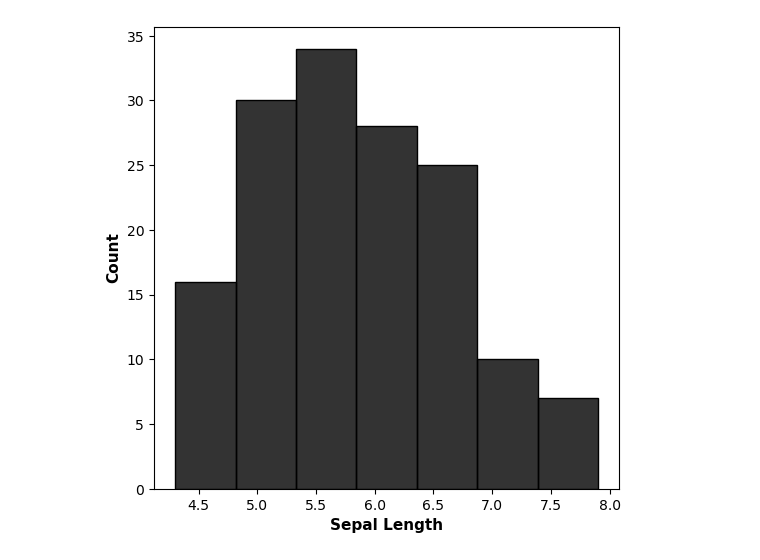
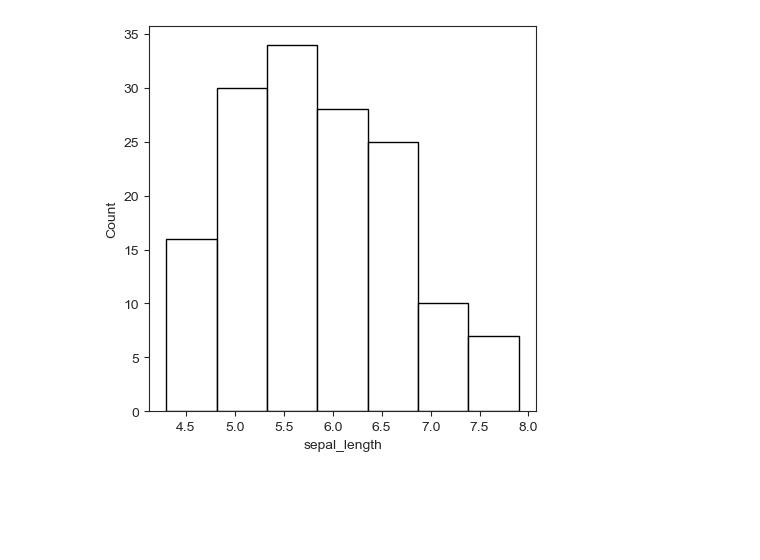
Before and after one commit to kantonopoulos/sciviz, a Jupyter notebook: sciviz/sciviz/src/test.ipynb, the cells around one changed output. Saved outputs shown, nothing was run; the diff lists cells and outputs as text; code cells hidden in the pictures; blank space fills up the shorter version.

```diff
--- a/sciviz/sciviz/src/test.ipynb
+++ b/sciviz/sciviz/src/test.ipynb
@@ -8,12 +64,27 @@ from theme import theme
 # %%
 iris = sns.load_dataset("iris")
 
 # Create the visualization with faceting by species
-ax = sciviz(iris, height=6, aspect=1)
-ax = histogram(ax=ax, data=iris, x="sepal_length", alpha = 0.8, bins=10, fill=True, binwidth=0.5, palette="deep")
+ax = sciviz(iris, height=5, aspect=1)
+ax = histogram(ax=ax, data=iris, x="sepal_length", alpha = 0.8, bins=10, binwidth=0.5, hist_color='white', palette="jama", format_labels=False, show_legend=False)
+
+user_labels = {'Species': ['setossa', 'virginica', 'versicolor']}
+'''ax = theme(ax,
+           title="Iris Dataset",
+           subtitle="Sepal Length by Species",
+           title_size=14,
+           theme="classic",
+           legend=True,
+           legend_labels=user_labels,
+           legendtitles_size=11,
+           legendtitles_weight="bold",
+           legendlabels_size=10,
+           legendlabels_weight="normal",
+           legend_pos="bottom")'''
+
 plt.show()
 # %% [output]
-[figure, old version]
+[figure, new version]
 # %%
 iris = sns.load_dataset("iris")
 
```
Also changed, not shown: parts of 4 cells of this notebook, 8 other files.
